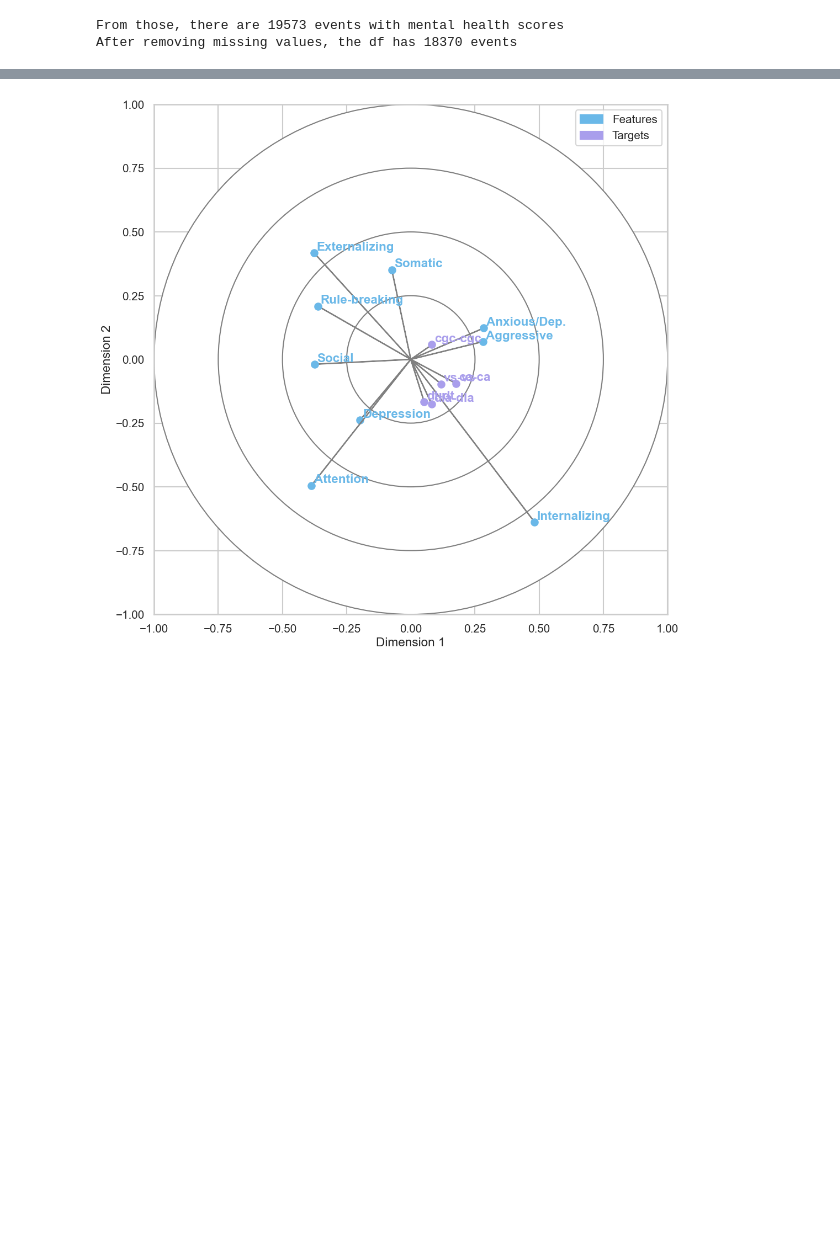
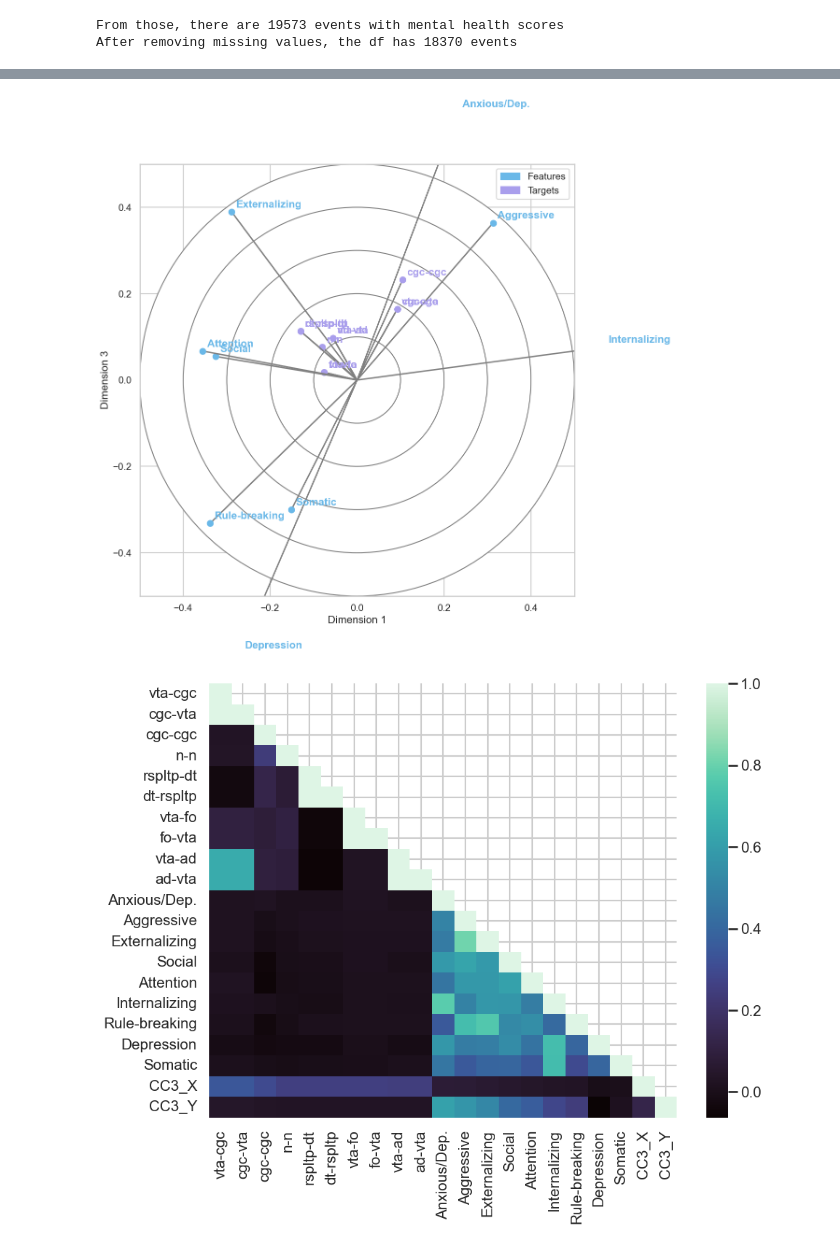
Before and after one commit to camgbus/ABCD5, a Jupyter notebook: abcd/analysis/mental_health_cca.ipynb, the cells around one changed output, grey strips where cells are left out. Saved outputs shown, nothing was run; the diff lists cells and outputs as text; code cells hidden in the pictures; blank space fills up the shorter version.

```diff
--- a/abcd/analysis/mental_health_cca.ipynb
+++ b/abcd/analysis/mental_health_cca.ipynb
@@ -43,3 +41,17 @@ events_df = events_df.rename(columns=NAMED_CONNECTIONS)
 # %% [output]
 From those, there are 19573 events with mental health scores
 After removing missing values, the df has 18370 events
+# %%
+# Normalize funcional connectivity and mental helth scores in the (0, 1) range, and residualize
+# the sex and age effects from the connectivity scores (not from the mh scores as we are taking the
+# t scores)
+for var_id in MH_SCORES.keys():
+    events_df = normalize_var(events_df, var_id, var_id)
+for var_id in NAMED_CONNECTIONS.keys():
+    events_df = residualize_age_sex(events_df, var_id, var_id, age_var="interview_age",
+                        sex_var="kbi_sex_assigned_at_birth")
+    events_df = normalize_var(events_df, var_id, var_id)
+
+# Rename columns
+events_df = events_df.rename(columns=MH_SCORES)
+events_df = events_df.rename(columns=NAMED_CONNECTIONS)
@@ -101,14 +124,17 @@ Externalizing       1.000000
 # %%
 # For each dimension, select a subset of feature columns and target columns with highest correlation
-nr_feature_cols = 5
+nr_feature_cols = 10
 nr_target_cols = 9
 dimension_corrs = corr_matrix.to_dict()
 
-dim = 0
-feature_corrs = sorted([(v, k) for k, v in dimension_corrs["CC{}_X".format(dim+1)].items() if k in feature_columns], reverse=True)[:nr_feature_cols]
-target_corrs = sorted([(v, k) for k, v in dimension_corrs["CC{}_Y".format(dim+1)].items() if k in target_columns], reverse=True)[:nr_target_cols]
+dim = 2
+feature_corrs = sorted([(abs(v), k) for k, v in dimension_corrs["CC{}_X".format(dim+1)].items() if k in feature_columns], reverse=True)[:nr_feature_cols]
+target_corrs = sorted([(abs(v), k) for k, v in dimension_corrs["CC{}_Y".format(dim+1)].items() if k in target_columns], reverse=True)[:nr_target_cols]
 features_subset, targets_subset = [x[1] for x in feature_corrs],  [x[1] for x in target_corrs]
-plot = plot_cca_rotations(cca_model, x_vars=feature_columns, y_vars=target_columns, x_component=0, y_component=1, include_vars=features_subset+targets_subset)
-plot.show()
+plot = plot_cca_rotations(cca_model, x_vars=feature_columns, y_vars=target_columns, x_component=0, y_component=2, include_vars=features_subset+targets_subset)
+save(plot, output_path, 'Dimension {} rotations highest corr'.format(dim), ending='.png')
+plot = plot_correlations(events_df, columns=features_subset+targets_subset+["CC{}_X".format(dim+1), "CC{}_Y".format(dim+1)], annot=False)
+save(plot, output_path, 'Dimension {} correlations highest corr'.format(dim), ending='.png')
 # %% [output]
-[figure, old version]
+[figure, new version]
+[figure, added]
```
Also changed, not shown: parts of 11 cells of this notebook, 6 other files.
